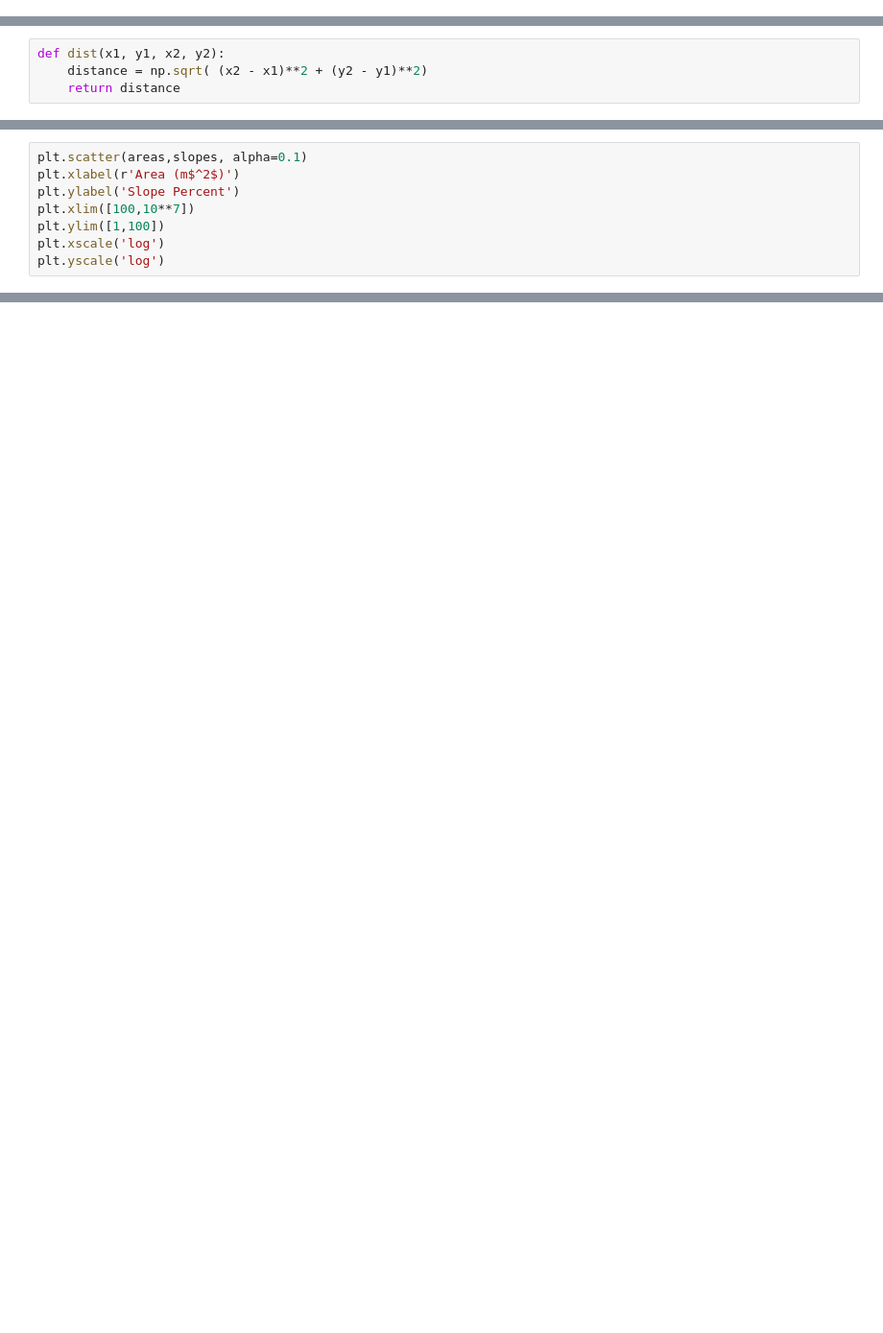
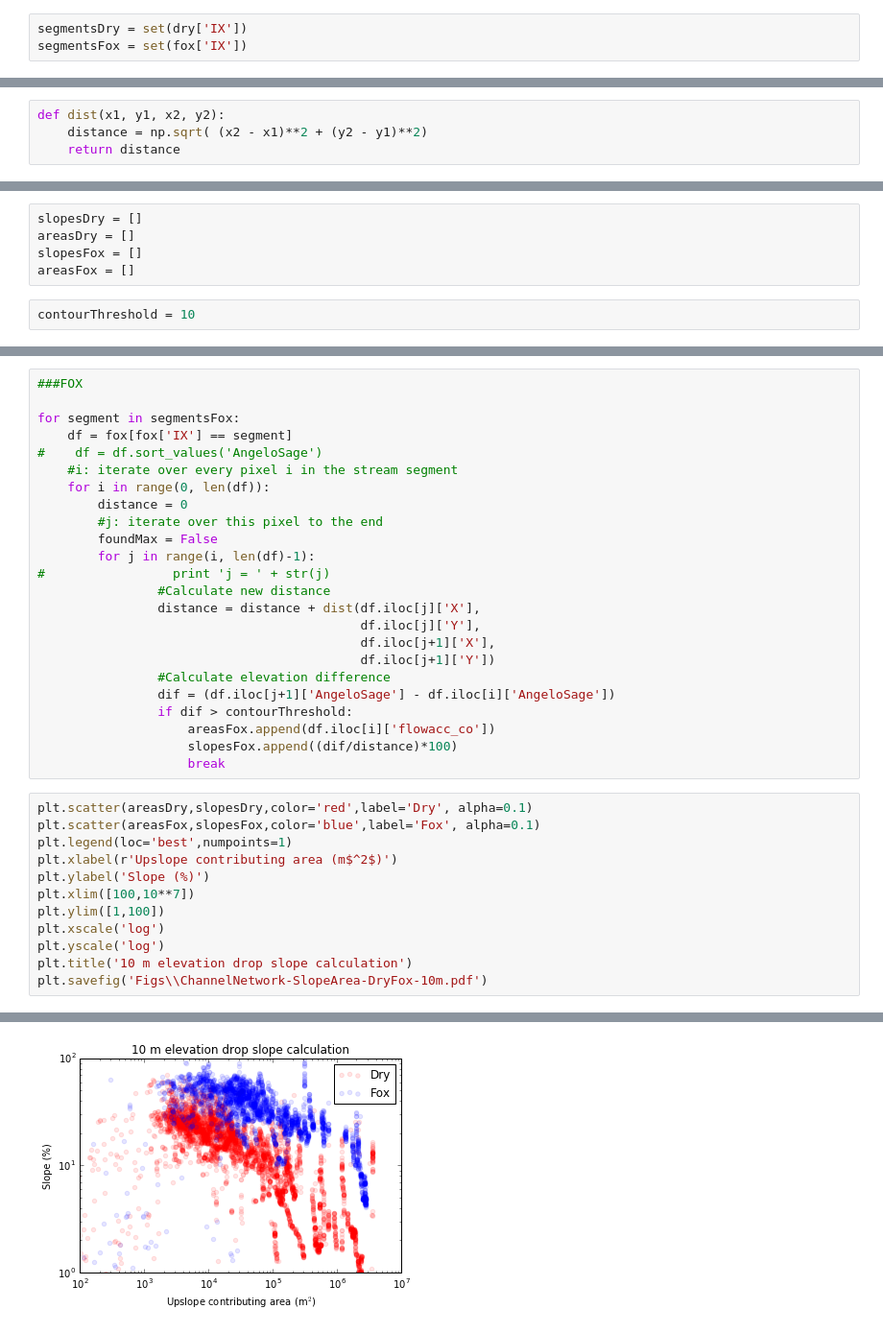
Before and after one commit to jessehahm/SlopeAreaAnalysis, a Jupyter notebook: Slope-Area from Nodes.ipynb, the cells around one changed output, grey strips where cells are left out. Shown at 96% size. Saved outputs shown, nothing was run; the diff lists cells and outputs as text; blank space fills up the shorter version.

Commit message:
new plots, fox dry together

```diff
--- a/Slope-Area from Nodes.ipynb
+++ b/Slope-Area from Nodes.ipynb
@@ -21 +10,4 @@ len(segments)
+# %%
+segmentsDry = set(dry['IX'])
+segmentsFox = set(fox['IX'])
 # %%
@@ -31 +23,8 @@ areas = []
+# %%
+slopesDry = []
+areasDry = []
+slopesFox = []
+areasFox = []
+# %%
+contourThreshold = 10
 # %%
@@ -63,10 +53,38 @@ for segment in segments:
                     break
+# %%
+###FOX
+
+for segment in segmentsFox:
+    df = fox[fox['IX'] == segment]
+#    df = df.sort_values('AngeloSage')
+    #i: iterate over every pixel i in the stream segment
+    for i in range(0, len(df)):
+        distance = 0
+        #j: iterate over this pixel to the end
+        foundMax = False
+        for j in range(i, len(df)-1):
+#                 print 'j = ' + str(j)
+                #Calculate new distance
+                distance = distance + dist(df.iloc[j]['X'],
+                                           df.iloc[j]['Y'],
+                                           df.iloc[j+1]['X'],
+                                           df.iloc[j+1]['Y'])
+                #Calculate elevation difference
+                dif = (df.iloc[j+1]['AngeloSage'] - df.iloc[i]['AngeloSage'])
+                if dif > contourThreshold:
+                    areasFox.append(df.iloc[i]['flowacc_co'])
+                    slopesFox.append((dif/distance)*100)
+                    break
 # %%
-plt.scatter(areas,slopes, alpha=0.1)
-plt.xlabel(r'Area (m$^2$)')
-plt.ylabel('Slope Percent')
+plt.scatter(areasDry,slopesDry,color='red',label='Dry', alpha=0.1)
+plt.scatter(areasFox,slopesFox,color='blue',label='Fox', alpha=0.1)
+plt.legend(loc='best',numpoints=1)
+plt.xlabel(r'Upslope contributing area (m$^2$)')
+plt.ylabel('Slope (%)')
 plt.xlim([100,10**7])
 plt.ylim([1,100])
 plt.xscale('log')
 plt.yscale('log')
+plt.title('10 m elevation drop slope calculation')
+plt.savefig('Figs\\ChannelNetwork-SlopeArea-DryFox-10m.pdf')
 # %% [output]
@@ -74,3 +91,4 @@ plt.yscale('log')
+[figure, added]
 # %%
 len(slopes)
 # %% [output]
```
Also changed, not shown: parts of 7 cells of this notebook, 3 other files.
